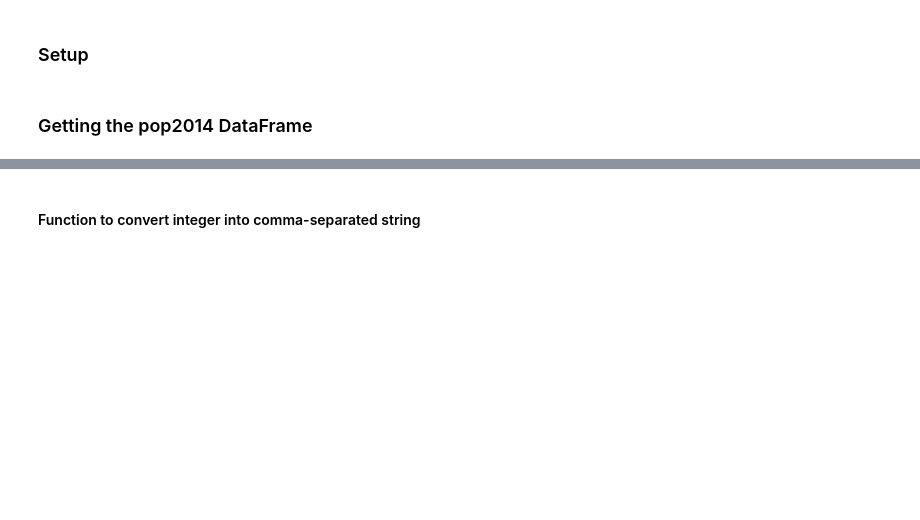
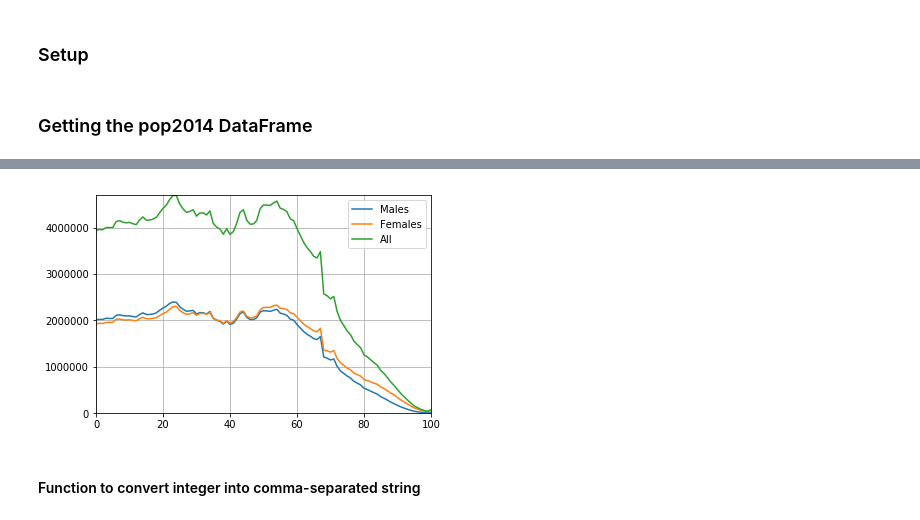
Before and after one commit to SluBard/PYT300, a Jupyter notebook: 20241210/pandas/Demos/Plotting.ipynb, the cells around one changed output, grey strips where cells are left out. Cells and saved outputs as stored; diff of their text form; code cells hidden in the pictures; blank space fills up the shorter version.

```diff
--- a/20241210/pandas/Demos/Plotting.ipynb
+++ b/20241210/pandas/Demos/Plotting.ipynb
@@ -28,7 +42,9 @@ pop2014
 # %%
 plot = pop2014.plot()
-plot.margins(x=0)
+plot.margins(x=0,y=0)
 plot.grid(True)
+# %% [output]
+[figure, added]
 # %% [markdown]
 #### Function to convert integer into comma-separated string
 # %%
```
Also changed, not shown: parts of 3 cells of this notebook, 1 other file.
